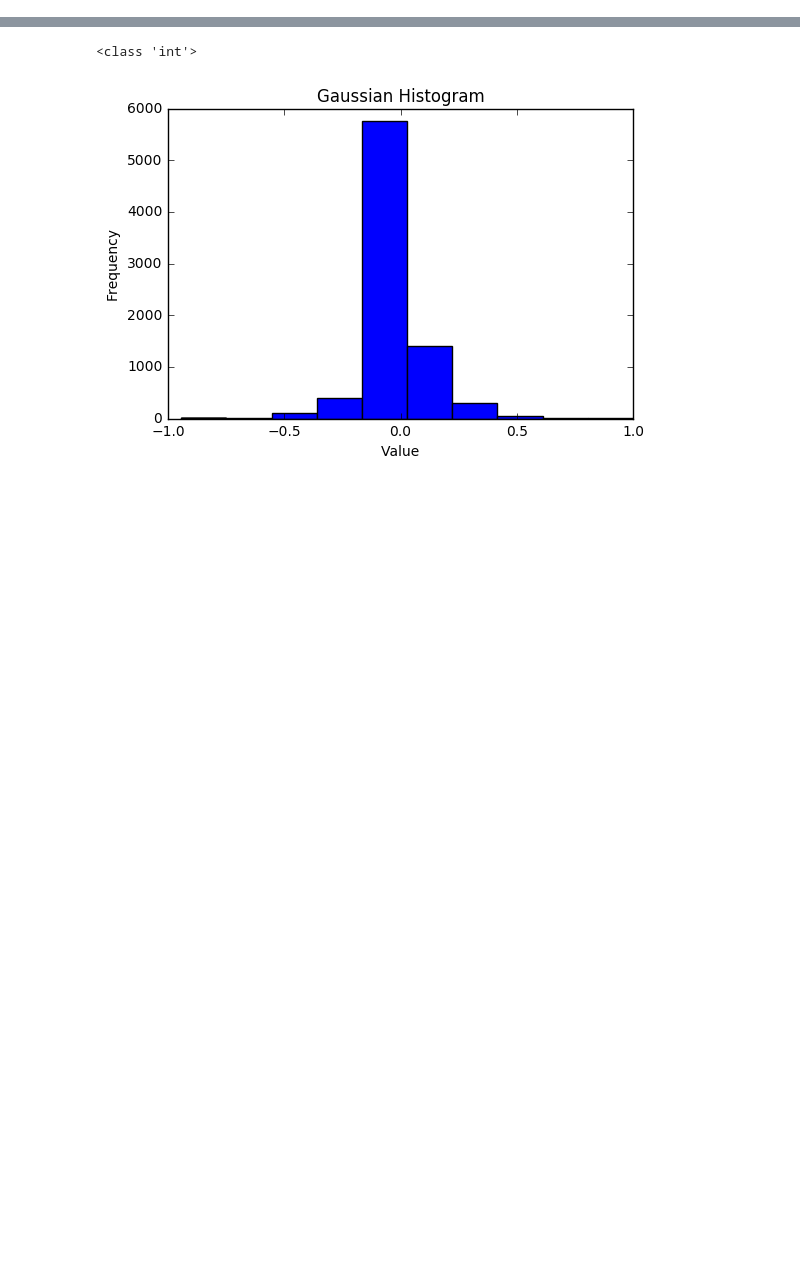
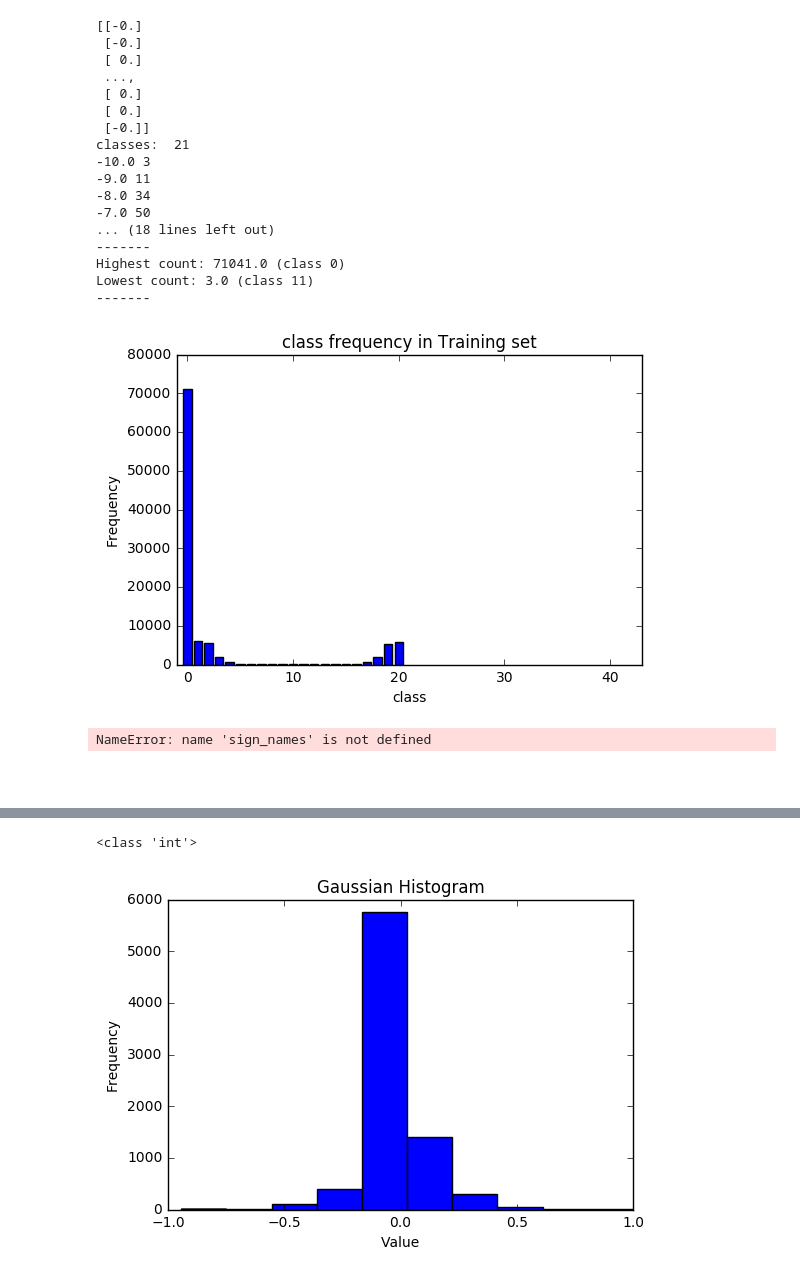
Before and after one commit to calicratis19/SDC, a Jupyter notebook: CarND-Behavior_Cloning/Behavior Cloning.ipynb, the cells around one changed output, grey strips where cells are left out. Drawn from its saved outputs; the diff is of its cells as text; code cells hidden in the pictures; blank space fills up the shorter version.

```diff
--- a/CarND-Behavior_Cloning/Behavior Cloning.ipynb
+++ b/CarND-Behavior_Cloning/Behavior Cloning.ipynb
@@ -115,0 +206,63 @@ with open(dir+'driving_log.csv', 'r') as drivingLog:
+# %%
+from prettytable import PrettyTable
+### DATA EXPLORATION : class distribution
+num_classes = 0
+
+
+def get_count_imgs_per_class(y, verbose=False):
+    print(y)
+    global num_classes
+    num_classes = len(np.unique(y))
+    print("classes: ",num_classes)
+    count_imgs_per_class = np.zeros( num_classes )
+
+    for this_class in np.unique(y):
+        if verbose:
+            print('class {} | count {}'.format(this_class, np.sum( y  == this_class )) )
+        count_imgs_per_class[this_class] = np.sum(y == this_class )
+        print(this_class,np.sum(y == this_class ))
+    #sanity check
+    return count_imgs_per_class
+
+
+class_freq = get_count_imgs_per_class(value)
+print(num_classes)
+print('------- ')
+print('Highest count: {} (class {})'.format(np.max(class_freq), np.argmax(class_freq)))
+print('Lowest count: {} (class {})'.format(np.min(class_freq), np.argmin(class_freq)))
+print('------- ')
+plt.bar(np.arange(num_classes), class_freq , align='center')
+plt.xlabel('class')
+plt.ylabel('Frequency')
+plt.xlim([-1, 43])
+plt.title("class frequency in Training set")
+plt.show()
+
+sign_name_table = PrettyTable()
+sign_name_table.field_names = ['class value', 'Name of Traffic sign']
+for i in range(len(sign_names)):
+    sign_name_table.add_row([sign_names[i][0], sign_names[i][1]] )
+
+print(sign_name_table)
+# %% [output]
+[[-0.]
+ [-0.]
+ [ 0.]
+ ...,
+ [ 0.]
+ [ 0.]
+ [-0.]]
+classes:  21
+-10.0 3
+-9.0 11
+-8.0 34
+-7.0 50
+... (18 lines left out)
+-------
+Highest count: 71041.0 (class 0)
+Lowest count: 3.0 (class 11)
+-------
+[figure, added]
+NameError: name 'sign_names' is not defined
+# %% [markdown]
+####
```
Also changed, not shown: parts of 7 cells of this notebook, 1 other file.
